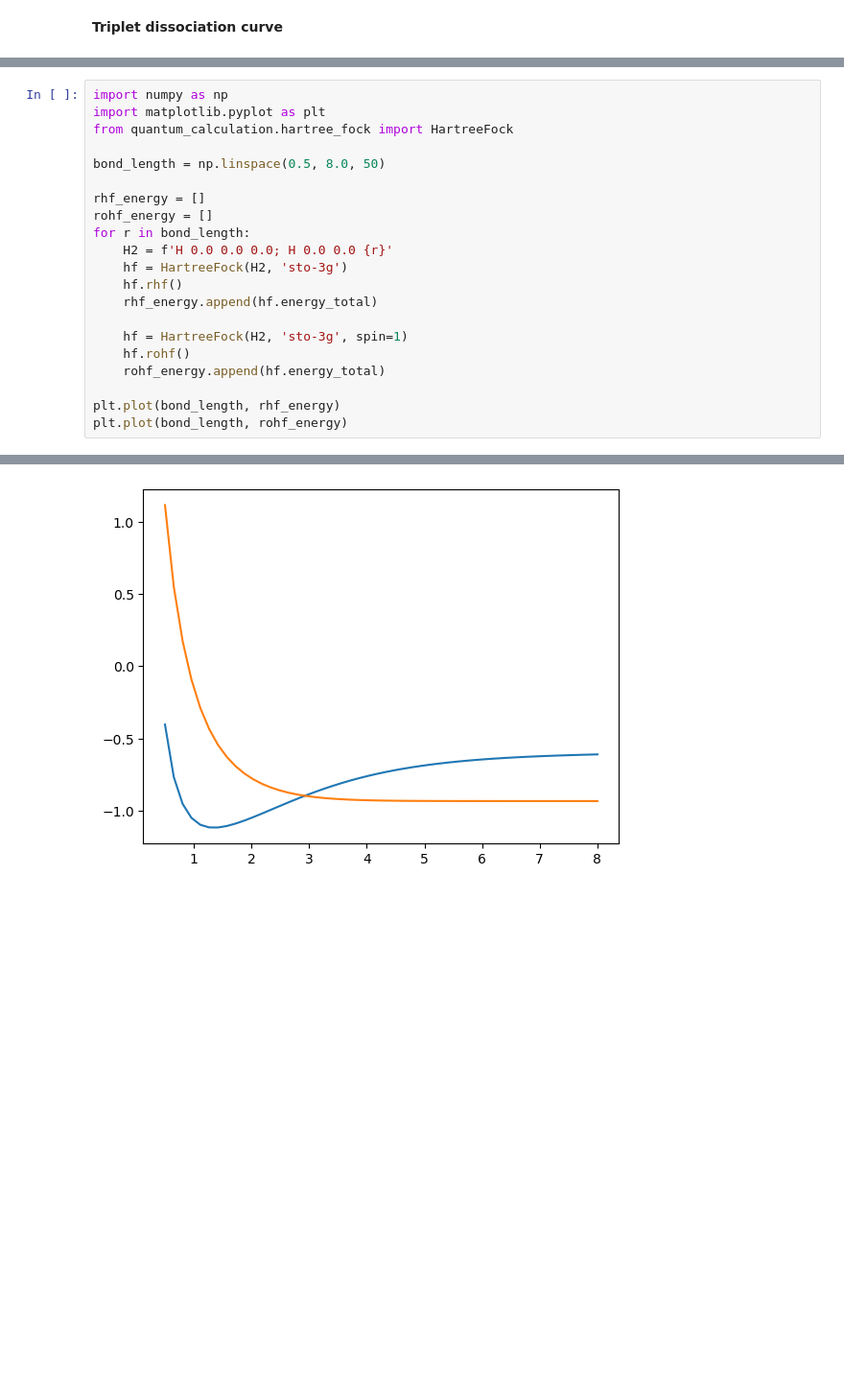
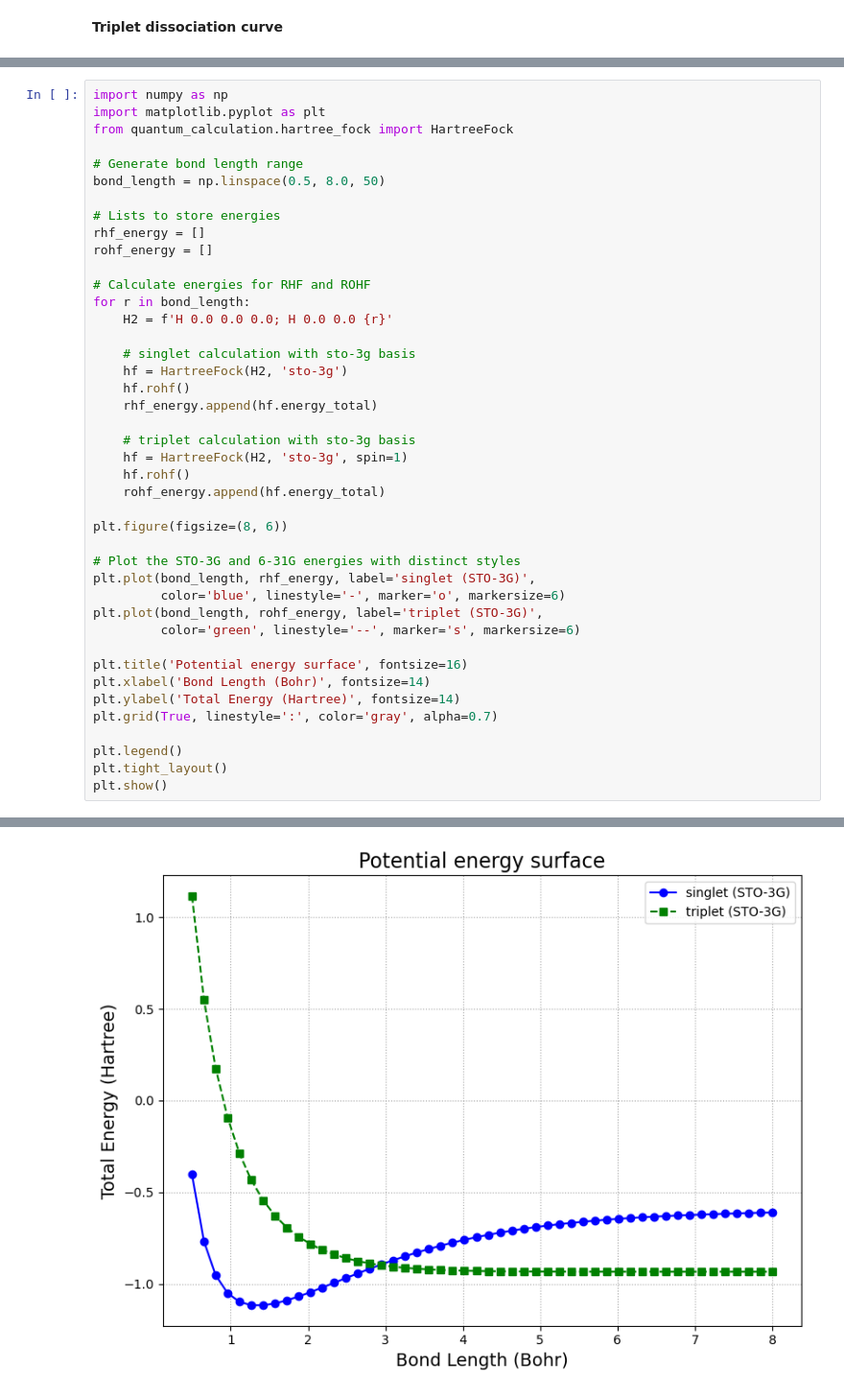
Before and after one commit to N384R/HartreeFock_20248198, a Jupyter notebook: hf_test.ipynb, the cells around one changed output, grey strips where cells are left out. Shown at 96% size. Saved outputs shown, nothing was run; the diff lists cells and outputs as text; blank space fills up the shorter version.

```diff
--- a/hf_test.ipynb
+++ b/hf_test.ipynb
@@ -285,22 +285,43 @@ import numpy as np
 import matplotlib.pyplot as plt
 from quantum_calculation.hartree_fock import HartreeFock
 
+# Generate bond length range
 bond_length = np.linspace(0.5, 8.0, 50)
 
+# Lists to store energies
 rhf_energy = []
 rohf_energy = []
+
+# Calculate energies for RHF and ROHF
 for r in bond_length:
     H2 = f'H 0.0 0.0 0.0; H 0.0 0.0 {r}'
+
+    # singlet calculation with sto-3g basis
     hf = HartreeFock(H2, 'sto-3g')
-    hf.rhf()
+    hf.rohf()
     rhf_energy.append(hf.energy_total)
 
+    # triplet calculation with sto-3g basis
     hf = HartreeFock(H2, 'sto-3g', spin=1)
     hf.rohf()
     rohf_energy.append(hf.energy_total)
 
-plt.plot(bond_length, rhf_energy)
-plt.plot(bond_length, rohf_energy)
+plt.figure(figsize=(8, 6))
+
+# Plot the STO-3G and 6-31G energies with distinct styles
+plt.plot(bond_length, rhf_energy, label='singlet (STO-3G)',
+         color='blue', linestyle='-', marker='o', markersize=6)
+plt.plot(bond_length, rohf_energy, label='triplet (STO-3G)',
+         color='green', linestyle='--', marker='s', markersize=6)
+
+plt.title('Potential energy surface', fontsize=16)
+plt.xlabel('Bond Length (Bohr)', fontsize=14)
+plt.ylabel('Total Energy (Hartree)', fontsize=14)
+plt.grid(True, linestyle=':', color='gray', alpha=0.7)
+
+plt.legend()
+plt.tight_layout()
+plt.show()
 # %% [output]
 SCF converged energy: -0.40332637072663236
 SCF converged energy: 1.1154111250539103
@@ -323,4 +343,4 @@ SCF converged energy: -0.9331626277352172
-[figure, old version]
+[figure, new version]
 # %%
 import numpy as np
 import matplotlib.pyplot as plt
```
Also changed, not shown: parts of 6 cells of this notebook.
